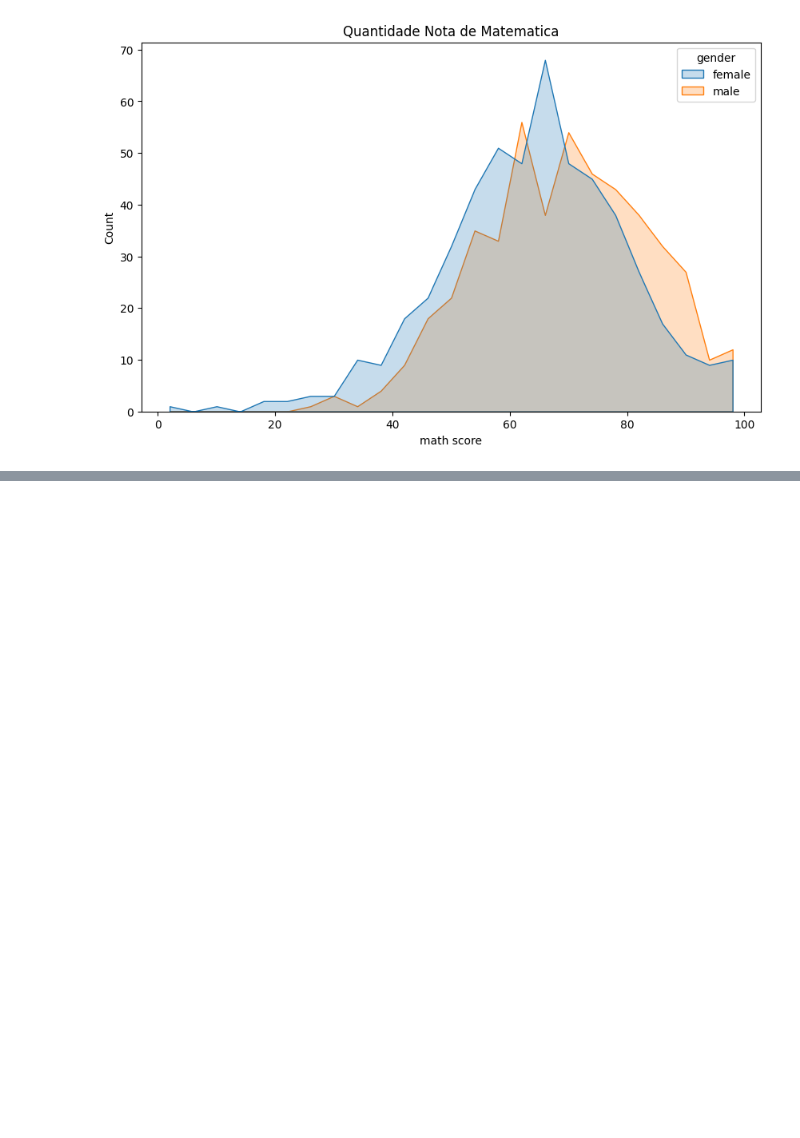
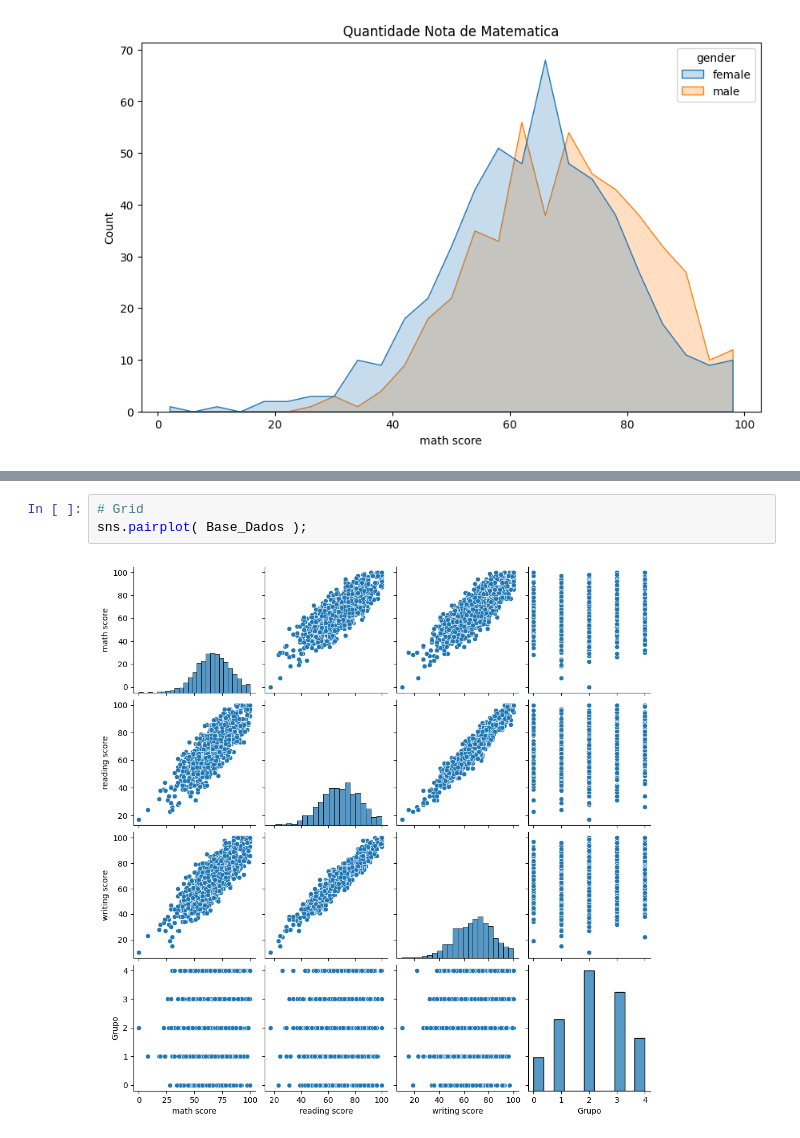
Before and after one commit to GingerLeh/SeabornPython, a Jupyter notebook: seaboarn.ipynb, the cells around one changed output, grey strips where cells are left out. Saved outputs shown, nothing was run; the diff lists cells and outputs as text; blank space fills up the shorter version.

Commit message:
Adição conteúdo grid, joinplot e lmplot

```diff
--- a/seaboarn.ipynb
+++ b/seaboarn.ipynb
@@ -496,0 +501,5 @@ sns.histplot( data=Base_Dados, x='math score', hue='gender', element='poly' );
+# %%
+# Grid
+sns.pairplot( Base_Dados );
+# %% [output]
+[figure, added]
```
Also changed, not shown: parts of 13 cells of this notebook.
